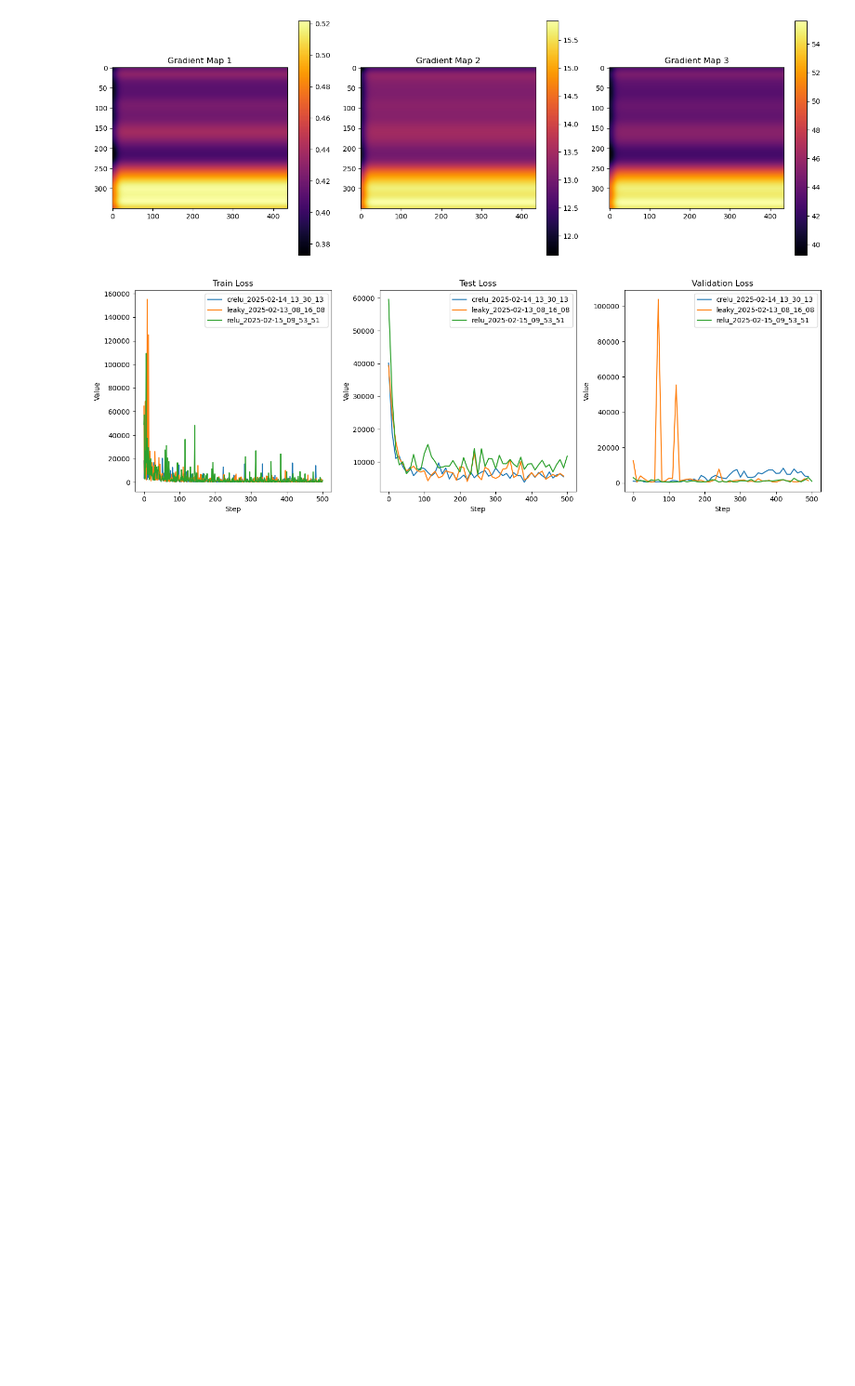
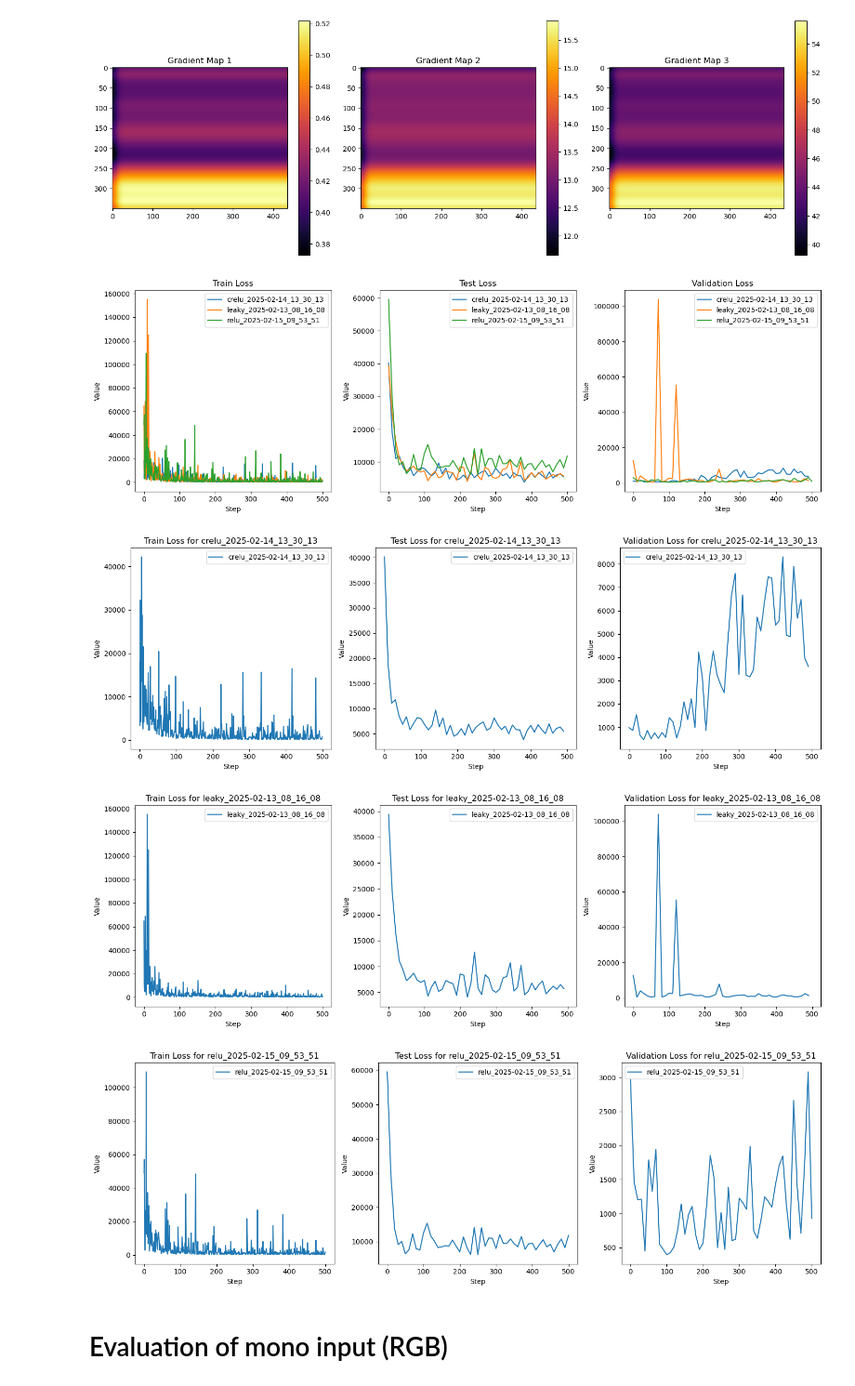
Before and after one commit to PVBrodersen/speciale_backup, a Jupyter notebook: code_ws/src/PatchTrav/PatchTrav.ipynb, the cells around one changed output. Shown at 93% size. Cells and saved outputs as stored; diff of their text form; code cells hidden in the pictures; blank space fills up the shorter version.

```diff
--- a/code_ws/src/PatchTrav/PatchTrav.ipynb
+++ b/code_ws/src/PatchTrav/PatchTrav.ipynb
@@ -920,3 +920,40 @@ def plot_loss_from_folders(train_folder, test_folder, val_folder):
 plot_loss_from_folders('/home/philip/Documents/speciale_losses/train/','/home/philip/Documents/speciale_losses/test','/home/philip/Documents/speciale_losses/val')
 # %% [output]
 [figure]
+# %%
+def plot_loss_from_folders_separate(train_folder, test_folder, val_folder):
+    folders = {"Train": train_folder, "Test": test_folder, "Validation": val_folder}
+
+    # Collect all unique filenames without extension across folders
+    file_names = set()
+    for folder in folders.values():
+        for file in os.listdir(folder):
+            if file.endswith(".csv"):
+                file_names.add(file[:-4])  # Remove '.csv' extension
+
+    # Create a separate figure for each unique file (label)
+    for file_name in sorted(file_names):
+        fig, axes = plt.subplots(1, 3, figsize=(15, 5), sharex=True, sharey=False)
+
+        for ax, (label, folder) in zip(axes, folders.items()):
+            file_path = os.path.join(folder, file_name + ".csv")
+            if os.path.exists(file_path):
+                df = pd.read_csv(file_path)
+                if "Step" in df.columns and "Value" in df.columns:
+                    ax.plot(df["Step"].to_numpy(), df["Value"].to_numpy(), label=file_name)
+
+            ax.set_title(f"{label} Loss for {file_name}")
+            ax.set_xlabel("Step")
+            ax.set_ylabel("Value")
+            ax.legend()
+
+        plt.tight_layout()
+        plt.show()
+# %%
+plot_loss_from_folders_separate('/home/philip/Documents/speciale_losses/train/','/home/philip/Documents/speciale_losses/test','/home/philip/Documents/speciale_losses/val')
+# %% [output]
+[figure, added]
+[figure, added]
+[figure, added]
+# %% [markdown]
+# Evaluation of mono input (RGB)
```
Also changed, not shown: parts of 12 cells of this notebook.
